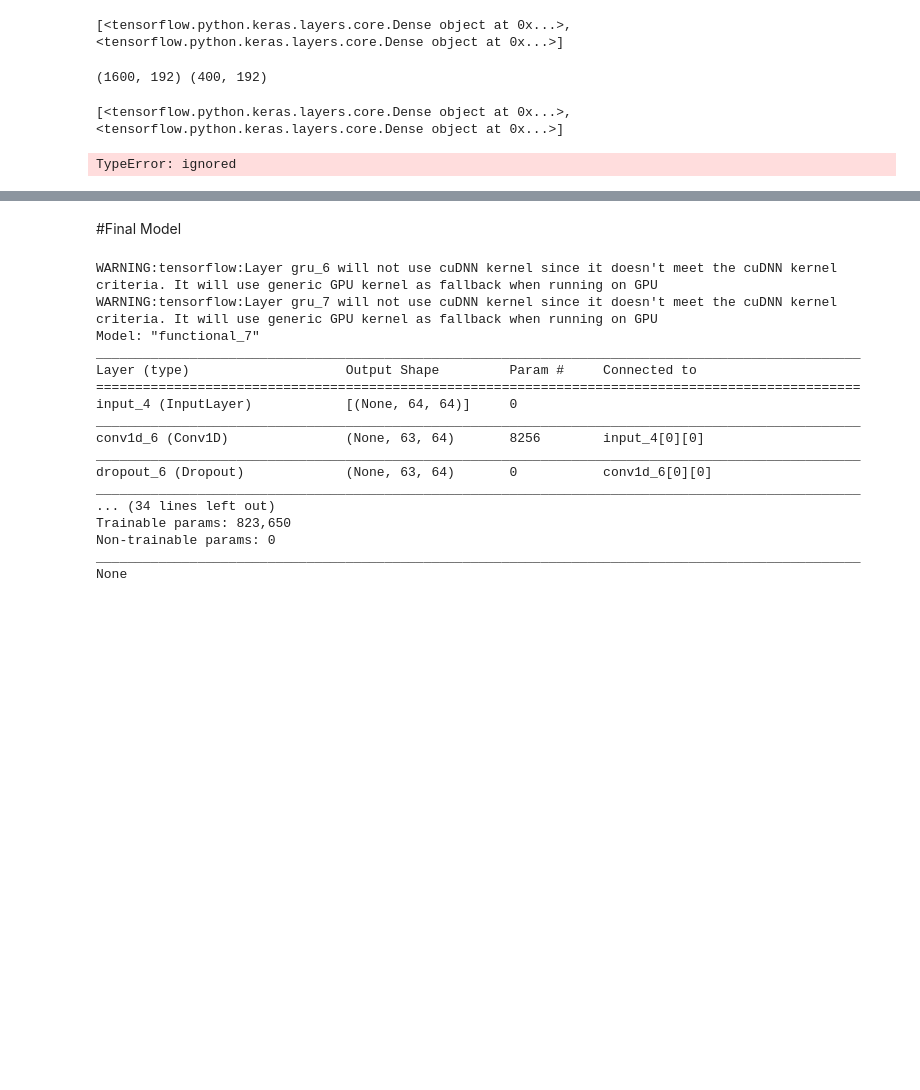
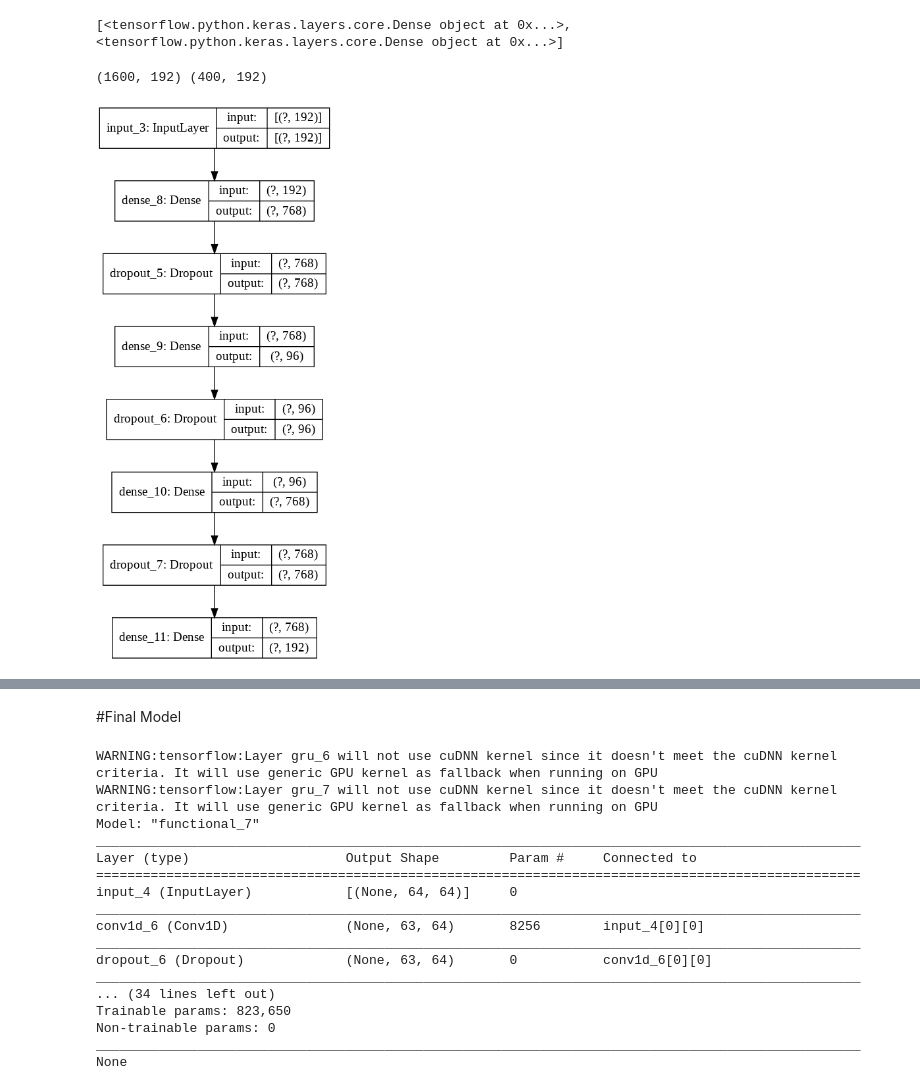
Before and after one commit to Syed-Osama-Hussain/Imagined-Speech-Prediction-from-EEG, a Jupyter notebook: long_words.ipynb, the cells around one changed output, grey strips where cells are left out. Drawn from its saved outputs; the diff is of its cells as text; code cells hidden in the pictures; blank space fills up the shorter version.

```diff
--- a/long_words.ipynb
+++ b/long_words.ipynb
@@ -486,21 +486,22 @@ print(train_features.shape, test_features.shape)
 # %% [output]
 (1600, 192) (400, 192)
 # %%
-inputs = [model.input,model2.input]
-outputs = [model.layers[8],model2.layers[6]]
-print(outputs)
-merge = concatenate(outputs)
+# inputs = [model.input,model2.input]
+# outputs = [model.layers[8],model2.layers[6]]
+# print(outputs)
+# merge = concatenate(outputs)
 
 #DAE
-encoder1 = Dense(768, activation='relu')(merge)
+daevisible = Input(shape=(192,))
+
+encoder1 = Dense(768, activation='relu')(daevisible)
 dropout5 = Dropout(0.25)(encoder1)
-encoder2 = Dense(96, activation='sigm')(dropout5)
+encoder2 = Dense(96, activation='sigmoid')(dropout5)
 dropout6 = Dropout(0.25)(encoder2)
 decoder1 = Dense(768, activation='relu')(dropout6)
 dropout7 = Dropout(0.25)(decoder1)
 decoder2 = Dense(192, activation='tanh')(dropout7)
-model3 = Model(inputs=inputs, outputs=decoder2)
+model3 = Model(inputs=daevisible, outputs=decoder2)
 plot_model(model3, show_shapes=True, to_file='model_graph.png')
 # %% [output]
-[<tensorflow.python.keras.layers.core.Dense object at 0x...>, <tensorflow.python.keras.layers.core.Dense object at 0x...>]
-TypeError: ignored
+[figure, added]
```
Also changed, not shown: parts of 4 cells of this notebook.
